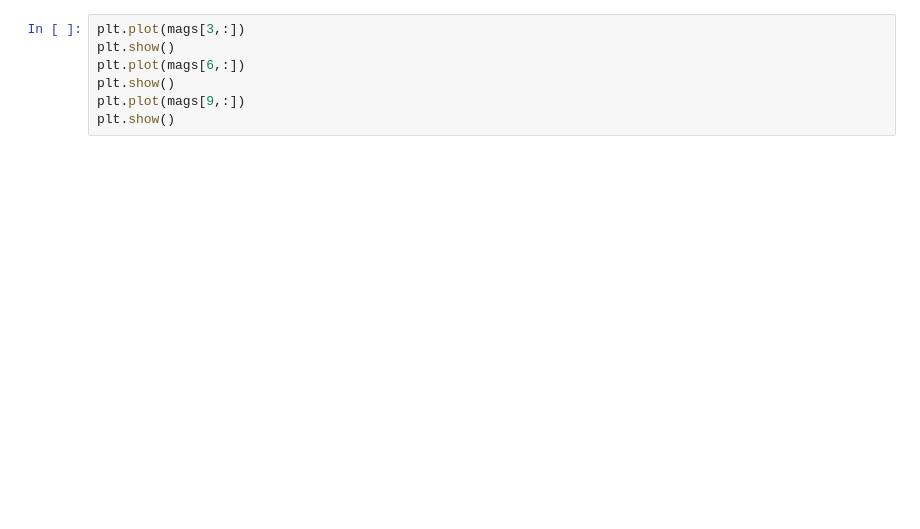
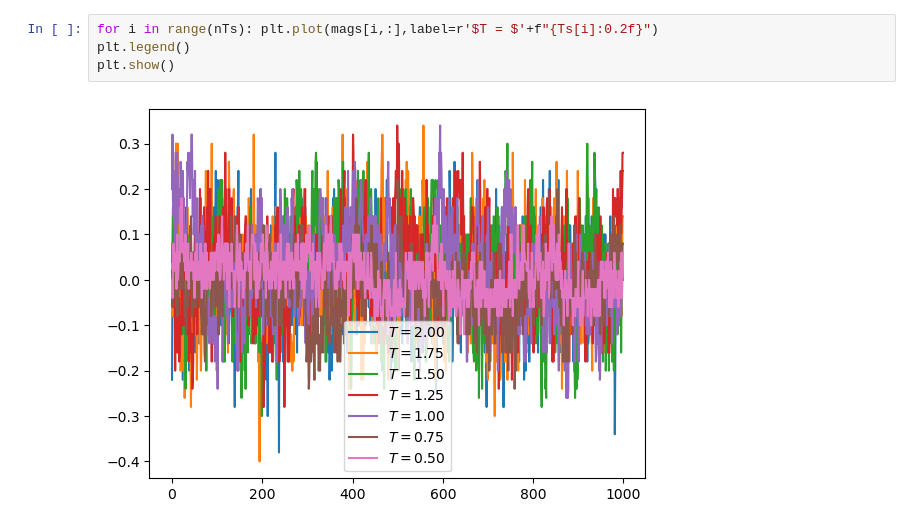
Before and after one commit to j-curtis/spin-glass-noise, a Jupyter notebook: testing.ipynb, the cells around one changed output. Drawn from its saved outputs; the diff is of its cells as text; blank space fills up the shorter version.

```diff
--- a/testing.ipynb
+++ b/testing.ipynb
@@ -30,7 +56,6 @@ for i in range(nTs):
 # %%
-plt.plot(mags[3,:])
+for i in range(nTs): plt.plot(mags[i,:],label=r'$T = $'+f"{Ts[i]:0.2f}")
+plt.legend()
 plt.show()
-plt.plot(mags[6,:])
-plt.show()
-plt.plot(mags[9,:])
-plt.show()
+# %% [output]
+[figure, added]
```
Also changed, not shown: parts of 19 cells of this notebook, 1 other file.
